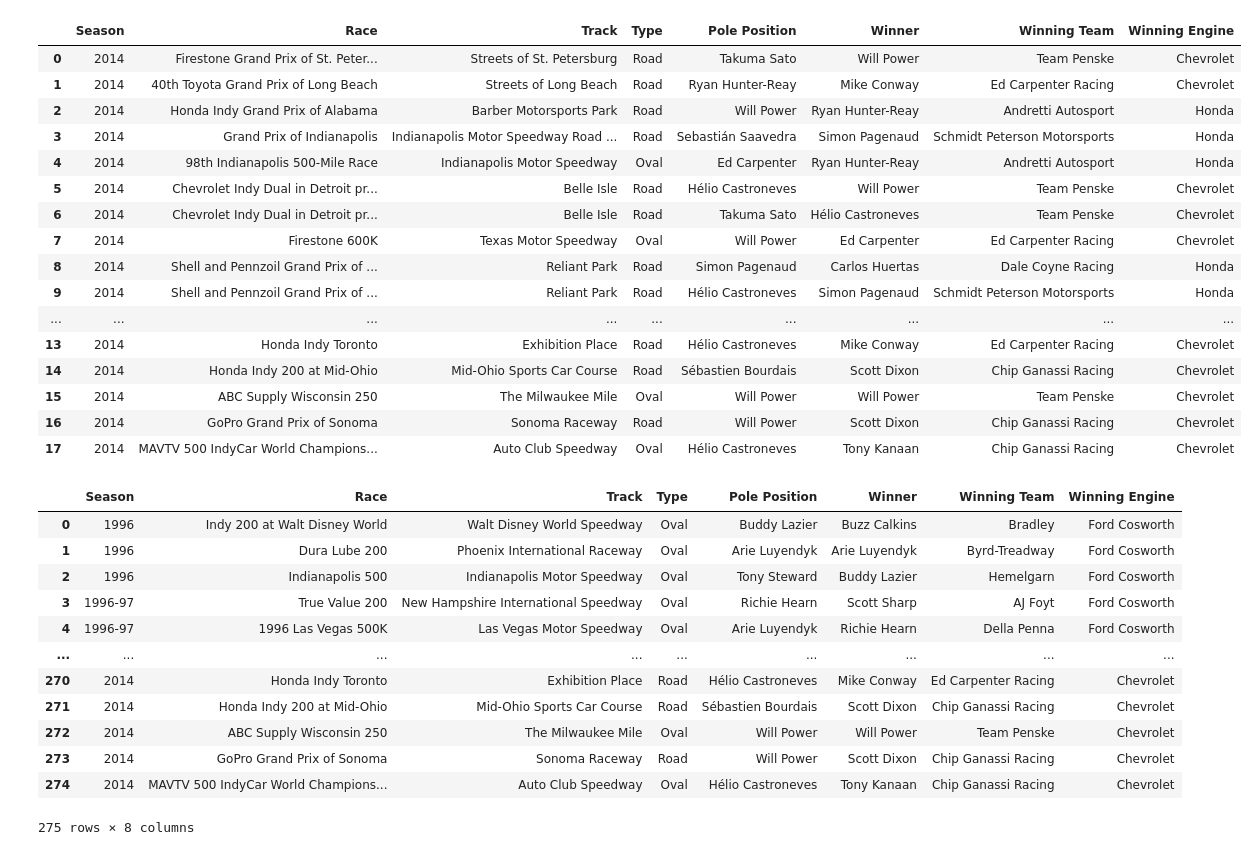
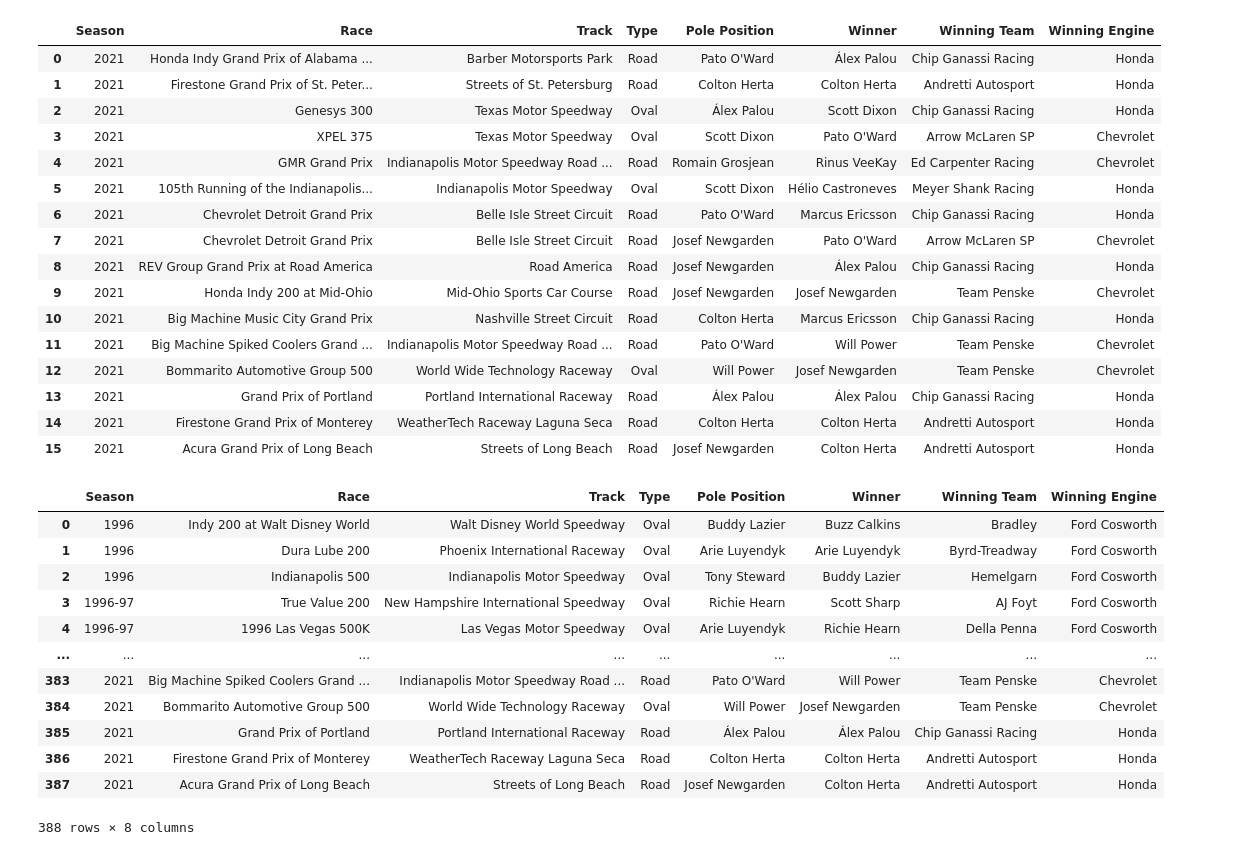
Before and after one commit to kztrp/MotorsportStats, a Jupyter notebook: IndycarCalendarImporter.ipynb, the cells around one changed output. Cells and saved outputs as stored; diff of their text form; code cells hidden in the pictures.

Commit message:
Import IRL/ICS seasons up to 2021

```diff
--- a/IndycarCalendarImporter.ipynb
+++ b/IndycarCalendarImporter.ipynb
@@ -2,6 +2,6 @@
 import pandas as pd
 import numpy as np
 # %%
-tables = pd.read_html('https://en.wikipedia.org/wiki/2014_IndyCar_Series')
+tables = pd.read_html('https://en.wikipedia.org/wiki/2021_IndyCar_Series')
 tables[1]
 # %% [output]
@@ -25,8 +25,9 @@ tables[1]
 # %%
-season = 2014
+season = 2021
 lineups = tables[1].copy()
 calendar = tables[2]
-results = tables[3]
+results = tables[3].copy()
 # calendar = pd.concat([calendar.iloc[:6], calendar.iloc[5:]], axis=0, ignore_index=True)
+results.columns = results.columns.droplevel()
 results
 # %% [output]
@@ -79,7 +81,8 @@ lineups
 # results.columns = results.columns.droplevel()
 # results = results.rename(columns = {'Winning driver':'Winner'})
 results = results.rename(columns = {'Driver':'Winner', 'Team':'Winning Team', 'Manufacturer':'Winning Engine'})
-results['Pole position'] = results['Pole position'].str.replace(' *\[[A-Z]* *[1-9]*\]', '')
+calendar = calendar.rename(columns = {'Race Name':'Race name'})
+results['Pole position'] = results['Pole position'].str.replace(' *\[[A-Z]* *[0-9]*\]', '')
 # results.at[16, 'Pole position'] = 'Takuma Sato'
 results
 # %% [output]
@@ -155,4 +157,6 @@ df
 # %%
 # df.at[0, 'Track'] = 'Streets of St. Petersburg R'
-df.at[3, 'Race'] = 'Grand Prix of Indianapolis'
-# df
+# calendar = calendar.drop(0, axis=0)
+df['Pole Position'] = df['Pole Position'].str.replace(' *\[[a-z]*[A-Z]* *[0-9]*\]', '')
+df['Winning Team'] = df['Winning Team'].str.replace(' *\[[a-z]*[A-Z]* *[0-9]*\]', '')
+df
@@ -159,38 +181,39 @@ df.at[3, 'Race'] = 'Grand Prix of Indianapolis'
 # %%
 # x = df.iloc[12].copy()
 # x['Winning Team'] = 'Andretti Green Racing'
 # x['Winning Engine'] = 'Honda'
 # df[df['Winner'] == 'Marco Andretti'] = x
 # df
 # df = df.drop([16], axis=0)
 # x = df.iloc[0].copy()
 # x['Track'] =  'O Homestead-Miami Speedway'
 # df.iloc[0] = x
 
-# df['Type'] = df['Track'].str[0].str.replace('O', 'Oval').str.replace('R', 'Road').str.replace('S', 'Street')
-# df['Track'] = df['Track'].str[2:]
+df['Type'] = df['Track'].str[0].str.replace('O', 'Oval').str.replace('R', 'Road').str.replace('S', 'Street')
+df['Track'] = df['Track'].str[2:]
 
-df['Type'] = df['Track'].str[-1].str.replace('O', 'Oval').str.replace('R', 'Road').str.replace('S', 'Street')
-df['Track'] = df['Track'].str[:-1]
+# df['Type'] = df['Track'].str[-1].str.replace('O', 'Oval').str.replace('R', 'Road').str.replace('S', 'Street')
+# df['Track'] = df['Track'].str[:-1]
+df['Track'] = df['Track'].str.replace(' *\[[A-Z]* *[0-9]*\]', '')
 df
 # %% [output]
 |  | Season | Race | Track | Type | Pole Position | Winner | Winning Team | Winning Engine |
-| 0 | 2014 | Firestone Grand Prix of St. Peter... | Streets of St. Petersburg | Road | Takuma Sato | Will Power | Team Penske | Chevrolet |
-| 1 | 2014 | 40th Toyota Grand Prix of Long Beach | Streets of Long Beach | Road | Ryan Hunter-Reay | Mike Conway | Ed Carpenter Racing | Chevrolet |
-| 2 | 2014 | Honda Indy Grand Prix of Alabama | Barber Motorsports Park | Road | Will Power | Ryan Hunter-Reay | Andretti Autosport | Honda |
-| 3 | 2014 | Grand Prix of Indianapolis | Indianapolis Motor Speedway Road ... | Road | Sebastián Saavedra | Simon Pagenaud | Schmidt Peterson Motorsports | Honda |
-| 4 | 2014 | 98th Indianapolis 500-Mile Race | Indianapolis Motor Speedway | Oval | Ed Carpenter | Ryan Hunter-Reay | Andretti Autosport | Honda |
-| 5 | 2014 | Chevrolet Indy Dual in Detroit pr... | Belle Isle | Road | Hélio Castroneves | Will Power | Team Penske | Chevrolet |
-| 6 | 2014 | Chevrolet Indy Dual in Detroit pr... | Belle Isle | Road | Takuma Sato | Hélio Castroneves | Team Penske | Chevrolet |
-| 7 | 2014 | Firestone 600K | Texas Motor Speedway | Oval | Will Power | Ed Carpenter | Ed Carpenter Racing | Chevrolet |
-| 8 | 2014 | Shell and Pennzoil Grand Prix of ... | Reliant Park | Road | Simon Pagenaud | Carlos Huertas | Dale Coyne Racing | Honda |
-| 9 | 2014 | Shell and Pennzoil Grand Prix of ... | Reliant Park | Road | Hélio Castroneves | Simon Pagenaud | Schmidt Peterson Motorsports | Honda |
-| ... | ... | ... | ... | ... | ... | ... | ... | ... |
-| 13 | 2014 | Honda Indy Toronto | Exhibition Place | Road | Hélio Castroneves | Mike Conway | Ed Carpenter Racing | Chevrolet |
-| 14 | 2014 | Honda Indy 200 at Mid-Ohio | Mid-Ohio Sports Car Course | Road | Sébastien Bourdais | Scott Dixon | Chip Ganassi Racing | Chevrolet |
-| 15 | 2014 | ABC Supply Wisconsin 250 | The Milwaukee Mile | Oval | Will Power | Will Power | Team Penske | Chevrolet |
-| 16 | 2014 | GoPro Grand Prix of Sonoma | Sonoma Raceway | Road | Will Power | Scott Dixon | Chip Ganassi Racing | Chevrolet |
-| 17 | 2014 | MAVTV 500 IndyCar World Champions... | Auto Club Speedway | Oval | Hélio Castroneves | Tony Kanaan | Chip Ganassi Racing | Chevrolet |
+| 0 | 2021 | Honda Indy Grand Prix of Alabama ... | Barber Motorsports Park | Road | Pato O'Ward | Álex Palou | Chip Ganassi Racing | Honda |
+| 1 | 2021 | Firestone Grand Prix of St. Peter... | Streets of St. Petersburg | Road | Colton Herta | Colton Herta | Andretti Autosport | Honda |
+| 2 | 2021 | Genesys 300 | Texas Motor Speedway | Oval | Álex Palou | Scott Dixon | Chip Ganassi Racing | Honda |
+| 3 | 2021 | XPEL 375 | Texas Motor Speedway | Oval | Scott Dixon | Pato O'Ward | Arrow McLaren SP | Chevrolet |
+| 4 | 2021 | GMR Grand Prix | Indianapolis Motor Speedway Road ... | Road | Romain Grosjean | Rinus VeeKay | Ed Carpenter Racing | Chevrolet |
+| 5 | 2021 | 105th Running of the Indianapolis... | Indianapolis Motor Speedway | Oval | Scott Dixon | Hélio Castroneves | Meyer Shank Racing | Honda |
+| 6 | 2021 | Chevrolet Detroit Grand Prix | Belle Isle Street Circuit | Road | Pato O'Ward | Marcus Ericsson | Chip Ganassi Racing | Honda |
+| 7 | 2021 | Chevrolet Detroit Grand Prix | Belle Isle Street Circuit | Road | Josef Newgarden | Pato O'Ward | Arrow McLaren SP | Chevrolet |
+| 8 | 2021 | REV Group Grand Prix at Road America | Road America | Road | Josef Newgarden | Álex Palou | Chip Ganassi Racing | Honda |
+| 9 | 2021 | Honda Indy 200 at Mid-Ohio | Mid-Ohio Sports Car Course | Road | Josef Newgarden | Josef Newgarden | Team Penske | Chevrolet |
+| 10 | 2021 | Big Machine Music City Grand Prix | Nashville Street Circuit | Road | Colton Herta | Marcus Ericsson | Chip Ganassi Racing | Honda |
+| 11 | 2021 | Big Machine Spiked Coolers Grand ... | Indianapolis Motor Speedway Road ... | Road | Pato O'Ward | Will Power | Team Penske | Chevrolet |
+| 12 | 2021 | Bommarito Automotive Group 500 | World Wide Technology Raceway | Oval | Will Power | Josef Newgarden | Team Penske | Chevrolet |
+| 13 | 2021 | Grand Prix of Portland | Portland International Raceway | Road | Álex Palou | Álex Palou | Chip Ganassi Racing | Honda |
+| 14 | 2021 | Firestone Grand Prix of Monterey | WeatherTech Raceway Laguna Seca | Road | Colton Herta | Colton Herta | Andretti Autosport | Honda |
+| 15 | 2021 | Acura Grand Prix of Long Beach | Streets of Long Beach | Road | Josef Newgarden | Colton Herta | Andretti Autosport | Honda |
 # %%
 current_file = pd.read_csv('IRL_Indycar.csv')
 new_file = pd.concat([current_file, df], axis=0)
@@ -205,9 +228,9 @@ new_file
 | 3 | 1996-97 | True Value 200 | New Hampshire International Speedway | Oval | Richie Hearn | Scott Sharp | AJ Foyt | Ford Cosworth |
 | 4 | 1996-97 | 1996 Las Vegas 500K | Las Vegas Motor Speedway | Oval | Arie Luyendyk | Richie Hearn | Della Penna | Ford Cosworth |
 | ... | ... | ... | ... | ... | ... | ... | ... | ... |
-| 270 | 2014 | Honda Indy Toronto | Exhibition Place | Road | Hélio Castroneves | Mike Conway | Ed Carpenter Racing | Chevrolet |
-| 271 | 2014 | Honda Indy 200 at Mid-Ohio | Mid-Ohio Sports Car Course | Road | Sébastien Bourdais | Scott Dixon | Chip Ganassi Racing | Chevrolet |
-| 272 | 2014 | ABC Supply Wisconsin 250 | The Milwaukee Mile | Oval | Will Power | Will Power | Team Penske | Chevrolet |
-| 273 | 2014 | GoPro Grand Prix of Sonoma | Sonoma Raceway | Road | Will Power | Scott Dixon | Chip Ganassi Racing | Chevrolet |
-| 274 | 2014 | MAVTV 500 IndyCar World Champions... | Auto Club Speedway | Oval | Hélio Castroneves | Tony Kanaan | Chip Ganassi Racing | Chevrolet |
+| 383 | 2021 | Big Machine Spiked Coolers Grand ... | Indianapolis Motor Speedway Road ... | Road | Pato O'Ward | Will Power | Team Penske | Chevrolet |
+| 384 | 2021 | Bommarito Automotive Group 500 | World Wide Technology Raceway | Oval | Will Power | Josef Newgarden | Team Penske | Chevrolet |
+| 385 | 2021 | Grand Prix of Portland | Portland International Raceway | Road | Álex Palou | Álex Palou | Chip Ganassi Racing | Honda |
+| 386 | 2021 | Firestone Grand Prix of Monterey | WeatherTech Raceway Laguna Seca | Road | Colton Herta | Colton Herta | Andretti Autosport | Honda |
+| 387 | 2021 | Acura Grand Prix of Long Beach | Streets of Long Beach | Road | Josef Newgarden | Colton Herta | Andretti Autosport | Honda |
-275 rows × 8 columns
+388 rows × 8 columns
```
Also changed, not shown: parts of 7 cells of this notebook, 3 other files.
